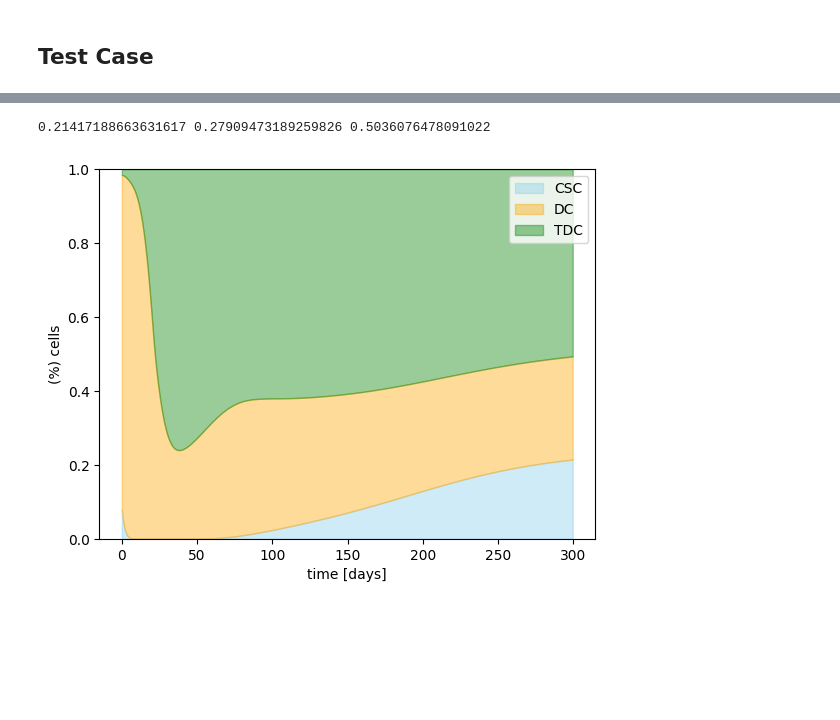
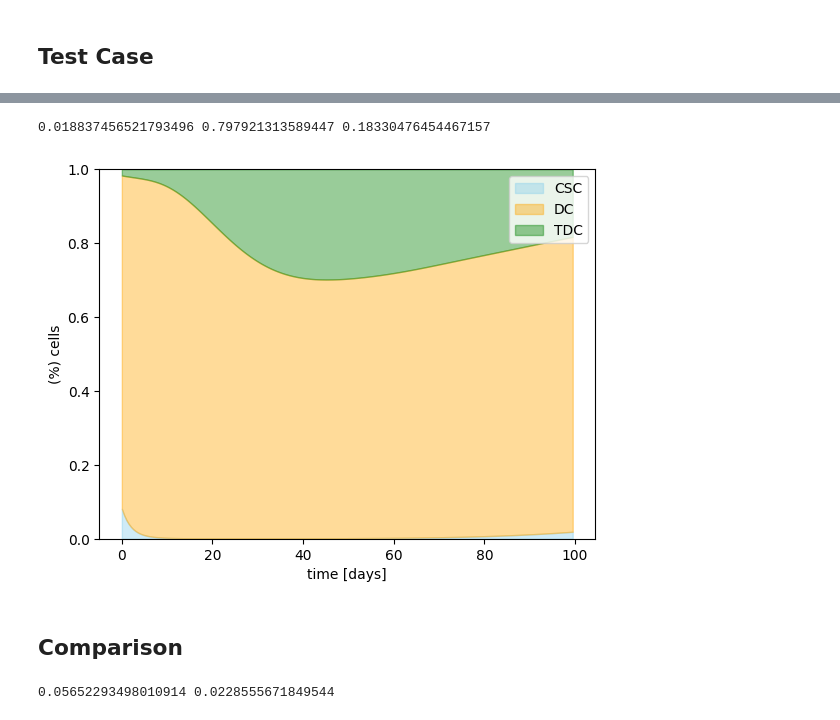
Before and after one commit to saragazzoni/Master_Thesis, a Jupyter notebook: Model2D/main.ipynb, the cells around one changed output, grey strips where cells are left out. Drawn from its saved outputs; the diff is of its cells as text; code cells hidden in the pictures; blank space fills up the shorter version.

```diff
--- a/Model2D/main.ipynb
+++ b/Model2D/main.ipynb
@@ -55,6 +56,6 @@ iter=1: norm=6.87818e-05
 Solving linear variational problem.
 # %%
-path_sol = "solutions/m01e-3_T300_mesh10"
+path_sol = "solutions/V1e5_ref20_sigma01_T120"
 mass = np.load(path_sol + '/mass.npy')
 plt.plot(mass)
 # path_sol2 = "solutions/prova_T100"
@@ -78,19 +101,21 @@ for i in range(20):
 # %%
 csc = np.load(path_sol + '/csc_mass.npy')
 dc = np.load(path_sol + '/dc_mass.npy')
 tdc = np.load(path_sol + '/tdc_mass.npy')
 #plt.plot(time01,csc)
 #plt.plot(time01,csc+dc)
-time=np.arange(0,300,0.5)
+time=np.arange(0,100,0.5)
 plt.fill_between(time, csc, color='skyblue', alpha=0.4)
 plt.fill_between(time, csc+dc, csc, where=(csc+dc > csc), color='orange', alpha=0.4)
 plt.fill_between(time, 1, csc+dc, where=(1 > csc+dc), color='green', alpha=0.4)
 plt.ylim([0,1])
 #plt.xlim([0,150])
 plt.ylabel('(%) cells')
 plt.xlabel('time [days]')
 plt.legend(['CSC','DC','TDC'])
 print(csc[-1],dc[-1],tdc[-1])
 # %% [output]
-0.21417188663631617 0.27909473189259826 0.5036076478091022
+0.018837456521793496 0.797921313589447 0.18330476454467157
-[figure, old version]
+[figure, new version]
+# %% [markdown]
+## Comparison
@@ -96,0 +143,5 @@ print(csc[-1],dc[-1],tdc[-1])
+# %%
+cdiff = np.array(c1)-np.array(c2)
+print(np.mean(cdiff),np.std(cdiff))
+# %% [output]
+0.05652293498010914 0.0228555671849544
```
Also changed, not shown: parts of 7 cells of this notebook, 6 other files.
